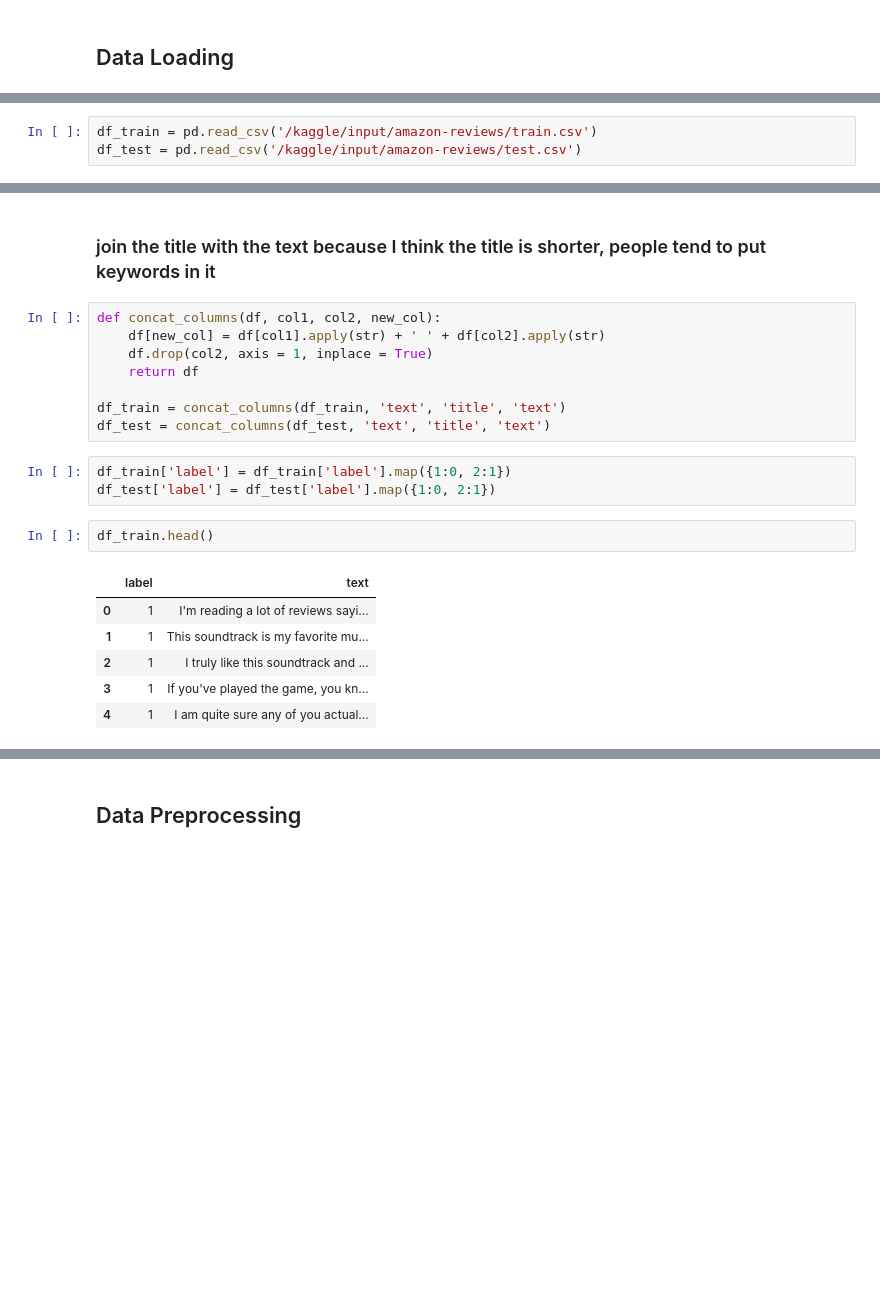
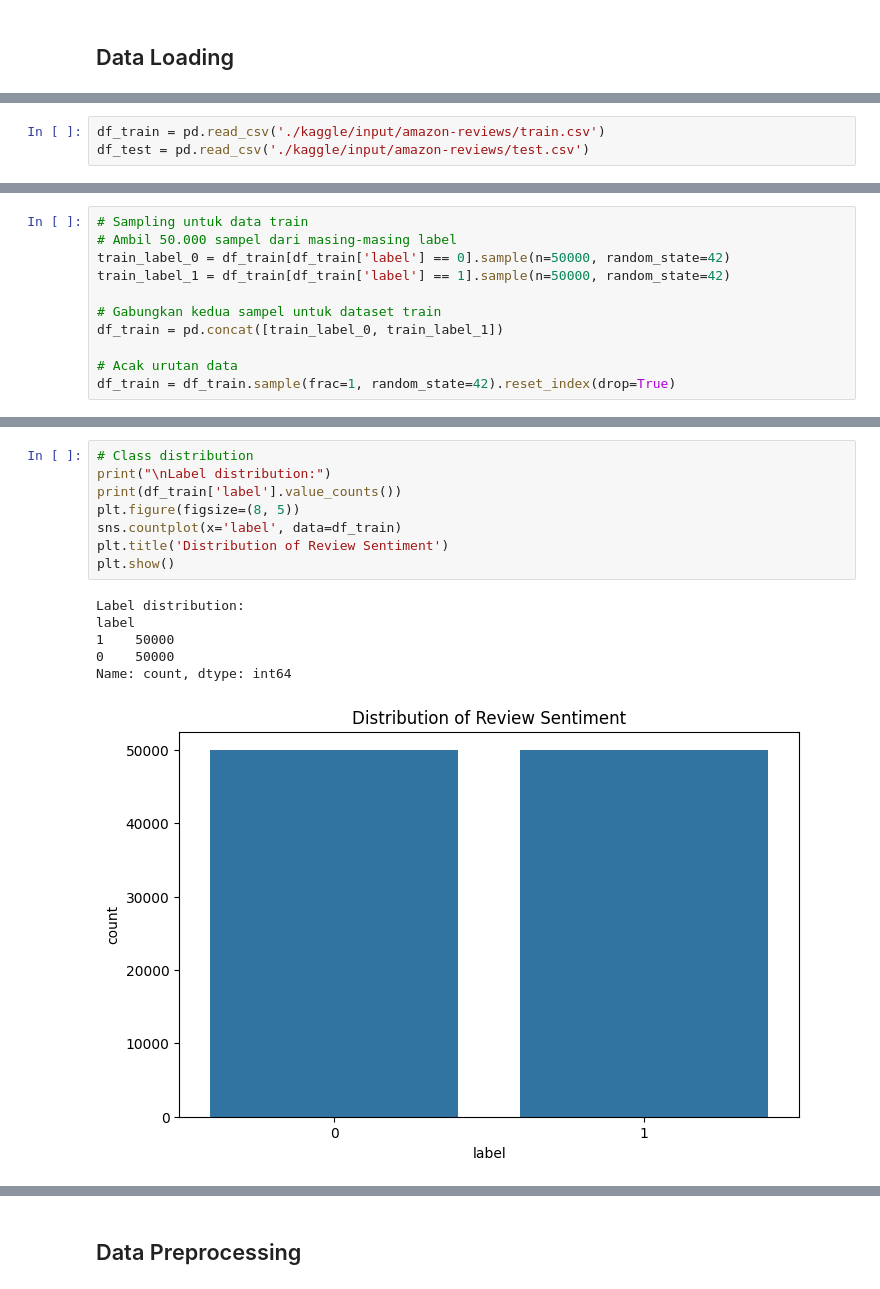
Before and after one commit to research-bocah-gundar/fesmaro-2025, a Jupyter notebook: fesmaro-2025-analisis-big-data.ipynb, the cells around one changed output, grey strips where cells are left out. Cells and saved outputs as stored; diff of their text form; blank space fills up the shorter version.

```diff
--- a/fesmaro-2025-analisis-big-data.ipynb
+++ b/fesmaro-2025-analisis-big-data.ipynb
@@ -48,3 +50,3 @@ sklearn-pandas==2.2.0
 # %%
-df_train = pd.read_csv('/kaggle/input/amazon-reviews/train.csv')
-df_test = pd.read_csv('/kaggle/input/amazon-reviews/test.csv')
+df_train = pd.read_csv('./kaggle/input/amazon-reviews/train.csv')
+df_test = pd.read_csv('./kaggle/input/amazon-reviews/test.csv')
@@ -84,0 +75,11 @@ df_test.head()
+# %%
+# Sampling untuk data train
+# Ambil 50.000 sampel dari masing-masing label
+train_label_0 = df_train[df_train['label'] == 0].sample(n=50000, random_state=42)
+train_label_1 = df_train[df_train['label'] == 1].sample(n=50000, random_state=42)
+
+# Gabungkan kedua sampel untuk dataset train
+df_train = pd.concat([train_label_0, train_label_1])
+
+# Acak urutan data
+df_train = df_train.sample(frac=1, random_state=42).reset_index(drop=True)
@@ -96,23 +165,16 @@ label
 Name: count, dtype: int64
-# %% [markdown]
-### join the title with the text because I think the title is shorter, people tend to put keywords in it
-# %%
-def concat_columns(df, col1, col2, new_col):
-    df[new_col] = df[col1].apply(str) + ' ' + df[col2].apply(str)
-    df.drop(col2, axis = 1, inplace = True)
-    return df
-
-df_train = concat_columns(df_train, 'text', 'title', 'text')
-df_test = concat_columns(df_test, 'text', 'title', 'text')
-# %%
-df_train['label'] = df_train['label'].map({1:0, 2:1})
-df_test['label'] = df_test['label'].map({1:0, 2:1})
-# %%
-df_train.head()
-# %% [output]
-|  | label | text |
-| 0 | 1 | I'm reading a lot of reviews sayi... |
-| 1 | 1 | This soundtrack is my favorite mu... |
-| 2 | 1 | I truly like this soundtrack and ... |
-| 3 | 1 | If you've played the game, you kn... |
-| 4 | 1 | I am quite sure any of you actual... |
+# %%
+# Class distribution
+print("\nLabel distribution:")
+print(df_train['label'].value_counts())
+plt.figure(figsize=(8, 5))
+sns.countplot(x='label', data=df_train)
+plt.title('Distribution of Review Sentiment')
+plt.show()
+# %% [output]
+Label distribution:
+label
+1    50000
+0    50000
+Name: count, dtype: int64
+[figure, added]
```
Also changed, not shown: parts of 36 cells of this notebook, 5 other files.
